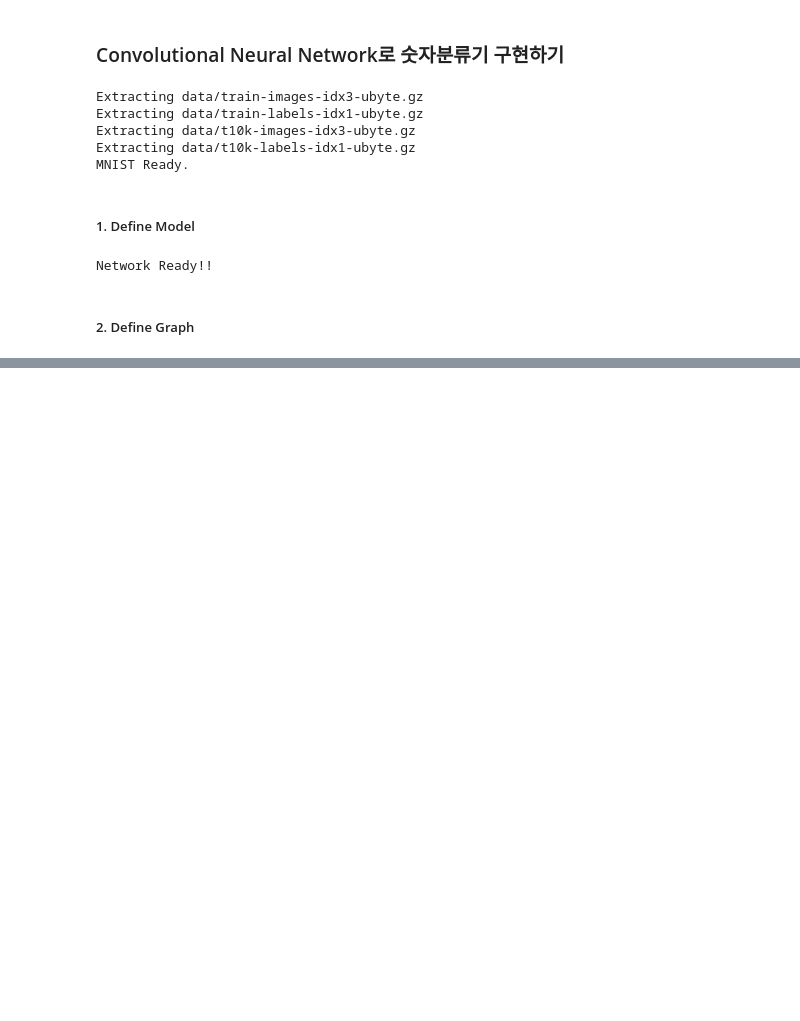
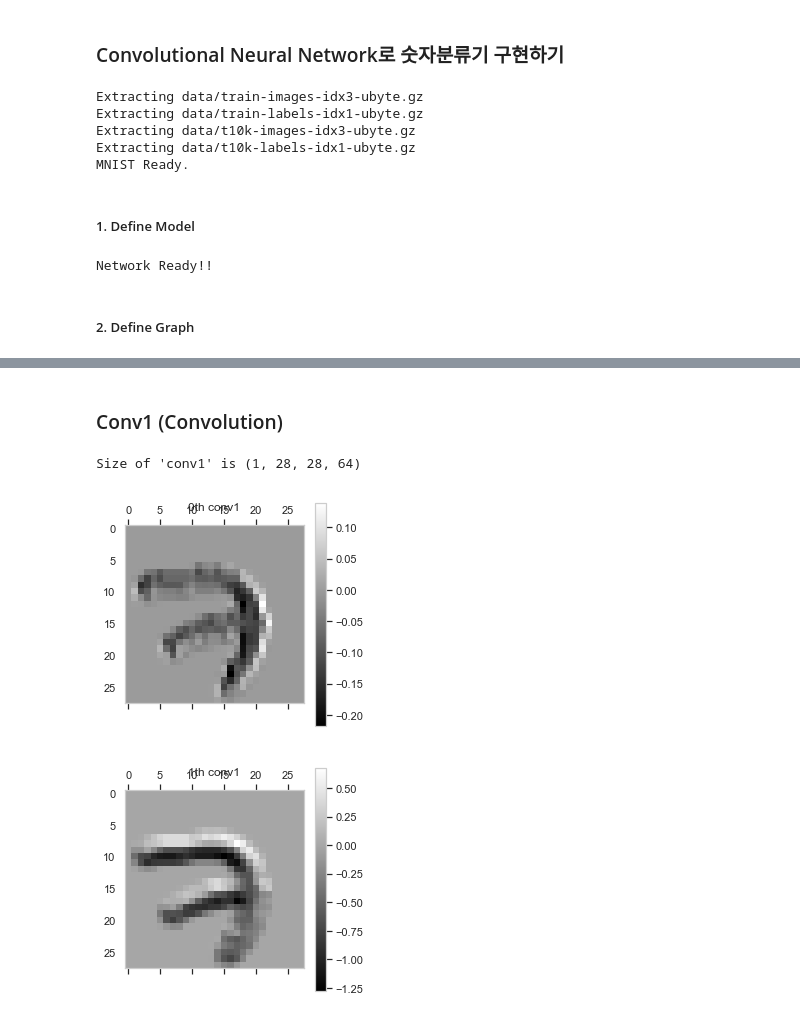
Before and after one commit to Junhojuno/DeepLearning-Beginning, a Jupyter notebook: 7.CNN_NumberClassifier.ipynb, the cells around one changed output, grey strips where cells are left out. Drawn from its saved outputs; the diff is of its cells as text; code cells hidden in the pictures; blank space fills up the shorter version.

```diff
--- a/7.CNN_NumberClassifier.ipynb
+++ b/7.CNN_NumberClassifier.ipynb
@@ -70,0 +206,17 @@ def CNN(_x, _w, _b):
+# %% [markdown]
+### Conv1 (Convolution)
+# %%
+# Let's see 'conv1'
+print ("Size of 'conv1' is %s" % (conv1.shape,))
+
+# Plot !
+for i in range(2):
+    plt.matshow(conv1[0, :, :, i], cmap=plt.get_cmap('gray'))
+    plt.title(str(i) + "th conv1")
+    plt.colorbar()
+    plt.grid(False)
+    plt.show()
+# %% [output]
+Size of 'conv1' is (1, 28, 28, 64)
+[figure, added]
+[figure, added]
```
Also changed, not shown: parts of 24 cells of this notebook.
